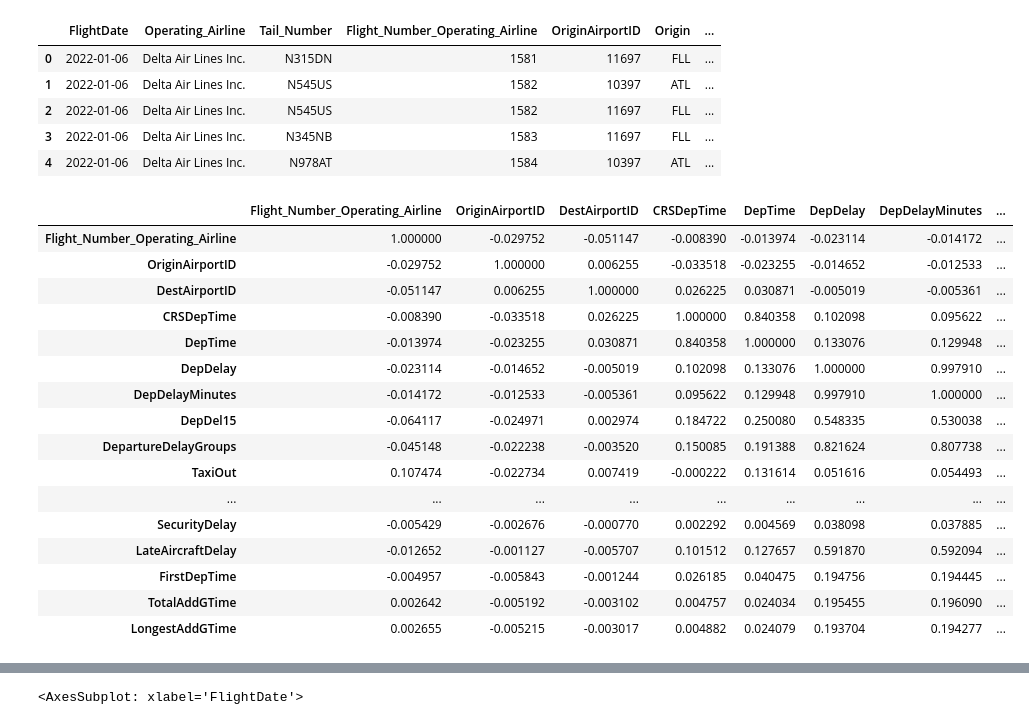
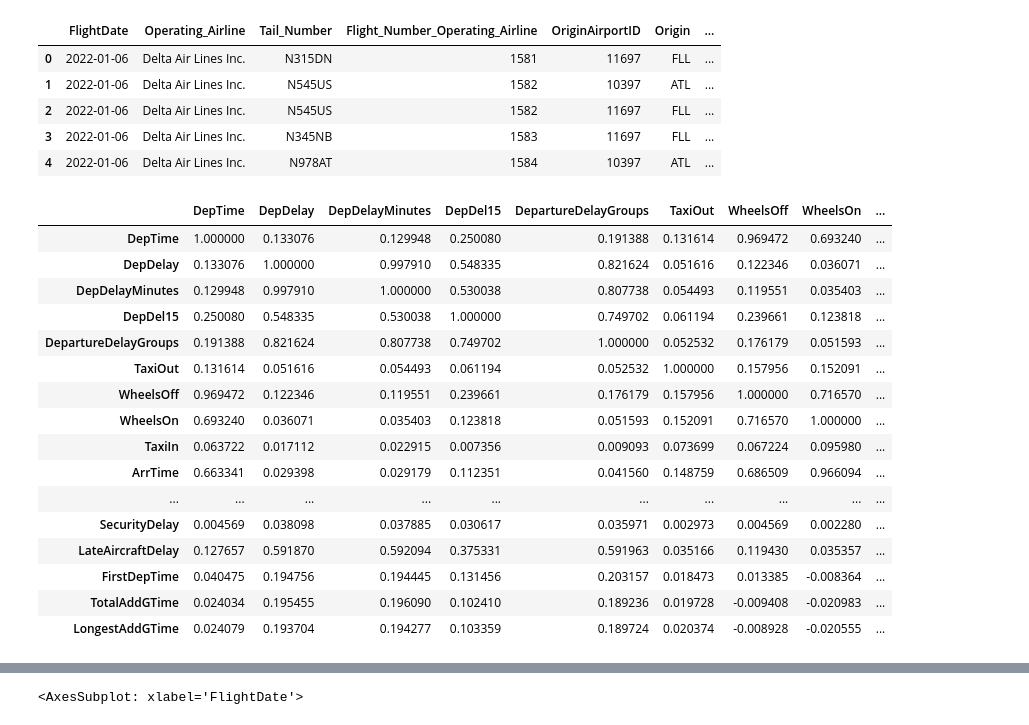
Before and after one commit to georgetown-analytics/team-3, a Jupyter notebook: flight_model/notebooks/STAT/stat1_flight_data.ipynb, the cells around one changed output, grey strips where cells are left out. Saved outputs shown, nothing was run; the diff lists cells and outputs as text; code cells hidden in the pictures.

```diff
--- a/flight_model/notebooks/STAT/stat1_flight_data.ipynb
+++ b/flight_model/notebooks/STAT/stat1_flight_data.ipynb
@@ -134,7 +134,8 @@ def tweak_df_flights(df_flights):
             "CRSDepTime": "int16",
             "CRSArrTime": "int16",
             "DistanceGroup": "int16",
-            "Flight_Number_Operating_Airline": "int16"
+            "Flight_Number_Operating_Airline": "int16",
+            "Flights": "int16",
         }
     )
 
@@ -177,24 +178,26 @@ df_flights.head()
 | 3 | 2022-01-06 | Delta Air Lines Inc. | N345NB | 1583 | 11697 | FLL | ... |
 | 4 | 2022-01-06 | Delta Air Lines Inc. | N978AT | 1584 | 10397 | ATL | ... |
 # %%
-corr = df_flights.corr()
+corr = (df_flights
+        .select_dtypes('float16')
+        .corr())
 corr.style.background_gradient(cmap='coolwarm')
 # %% [output]
-|  | Flight_Number_Operating_Airline | OriginAirportID | DestAirportID | CRSDepTime | DepTime | DepDelay | DepDelayMinutes | ... |
-| Flight_Number_Operating_Airline | 1.000000 | -0.029752 | -0.051147 | -0.008390 | -0.013974 | -0.023114 | -0.014172 | ... |
-| OriginAirportID | -0.029752 | 1.000000 | 0.006255 | -0.033518 | -0.023255 | -0.014652 | -0.012533 | ... |
-| DestAirportID | -0.051147 | 0.006255 | 1.000000 | 0.026225 | 0.030871 | -0.005019 | -0.005361 | ... |
-| CRSDepTime | -0.008390 | -0.033518 | 0.026225 | 1.000000 | 0.840358 | 0.102098 | 0.095622 | ... |
-| DepTime | -0.013974 | -0.023255 | 0.030871 | 0.840358 | 1.000000 | 0.133076 | 0.129948 | ... |
-| DepDelay | -0.023114 | -0.014652 | -0.005019 | 0.102098 | 0.133076 | 1.000000 | 0.997910 | ... |
-| DepDelayMinutes | -0.014172 | -0.012533 | -0.005361 | 0.095622 | 0.129948 | 0.997910 | 1.000000 | ... |
-| DepDel15 | -0.064117 | -0.024971 | 0.002974 | 0.184722 | 0.250080 | 0.548335 | 0.530038 | ... |
-| DepartureDelayGroups | -0.045148 | -0.022238 | -0.003520 | 0.150085 | 0.191388 | 0.821624 | 0.807738 | ... |
-| TaxiOut | 0.107474 | -0.022734 | 0.007419 | -0.000222 | 0.131614 | 0.051616 | 0.054493 | ... |
-| ... | ... | ... | ... | ... | ... | ... | ... | ... |
-| SecurityDelay | -0.005429 | -0.002676 | -0.000770 | 0.002292 | 0.004569 | 0.038098 | 0.037885 | ... |
-| LateAircraftDelay | -0.012652 | -0.001127 | -0.005707 | 0.101512 | 0.127657 | 0.591870 | 0.592094 | ... |
-| FirstDepTime | -0.004957 | -0.005843 | -0.001244 | 0.026185 | 0.040475 | 0.194756 | 0.194445 | ... |
-| TotalAddGTime | 0.002642 | -0.005192 | -0.003102 | 0.004757 | 0.024034 | 0.195455 | 0.196090 | ... |
-| LongestAddGTime | 0.002655 | -0.005215 | -0.003017 | 0.004882 | 0.024079 | 0.193704 | 0.194277 | ... |
+|  | DepTime | DepDelay | DepDelayMinutes | DepDel15 | DepartureDelayGroups | TaxiOut | WheelsOff | WheelsOn | ... |
+| DepTime | 1.000000 | 0.133076 | 0.129948 | 0.250080 | 0.191388 | 0.131614 | 0.969472 | 0.693240 | ... |
+| DepDelay | 0.133076 | 1.000000 | 0.997910 | 0.548335 | 0.821624 | 0.051616 | 0.122346 | 0.036071 | ... |
+| DepDelayMinutes | 0.129948 | 0.997910 | 1.000000 | 0.530038 | 0.807738 | 0.054493 | 0.119551 | 0.035403 | ... |
+| DepDel15 | 0.250080 | 0.548335 | 0.530038 | 1.000000 | 0.749702 | 0.061194 | 0.239661 | 0.123818 | ... |
+| DepartureDelayGroups | 0.191388 | 0.821624 | 0.807738 | 0.749702 | 1.000000 | 0.052532 | 0.176179 | 0.051593 | ... |
+| TaxiOut | 0.131614 | 0.051616 | 0.054493 | 0.061194 | 0.052532 | 1.000000 | 0.157956 | 0.152091 | ... |
+| WheelsOff | 0.969472 | 0.122346 | 0.119551 | 0.239661 | 0.176179 | 0.157956 | 1.000000 | 0.716570 | ... |
+| WheelsOn | 0.693240 | 0.036071 | 0.035403 | 0.123818 | 0.051593 | 0.152091 | 0.716570 | 1.000000 | ... |
+| TaxiIn | 0.063722 | 0.017112 | 0.022915 | 0.007356 | 0.009093 | 0.073699 | 0.067224 | 0.095980 | ... |
+| ArrTime | 0.663341 | 0.029398 | 0.029179 | 0.112351 | 0.041560 | 0.148759 | 0.686509 | 0.966094 | ... |
+| ... | ... | ... | ... | ... | ... | ... | ... | ... | ... |
+| SecurityDelay | 0.004569 | 0.038098 | 0.037885 | 0.030617 | 0.035971 | 0.002973 | 0.004569 | 0.002280 | ... |
+| LateAircraftDelay | 0.127657 | 0.591870 | 0.592094 | 0.375331 | 0.591963 | 0.035166 | 0.119430 | 0.035357 | ... |
+| FirstDepTime | 0.040475 | 0.194756 | 0.194445 | 0.131456 | 0.203157 | 0.018473 | 0.013385 | -0.008364 | ... |
+| TotalAddGTime | 0.024034 | 0.195455 | 0.196090 | 0.102410 | 0.189236 | 0.019728 | -0.009408 | -0.020983 | ... |
+| LongestAddGTime | 0.024079 | 0.193704 | 0.194277 | 0.103359 | 0.189724 | 0.020374 | -0.008928 | -0.020555 | ... |
 # %%
```
Also changed, not shown: parts of 3 cells of this notebook, 2 other files.
